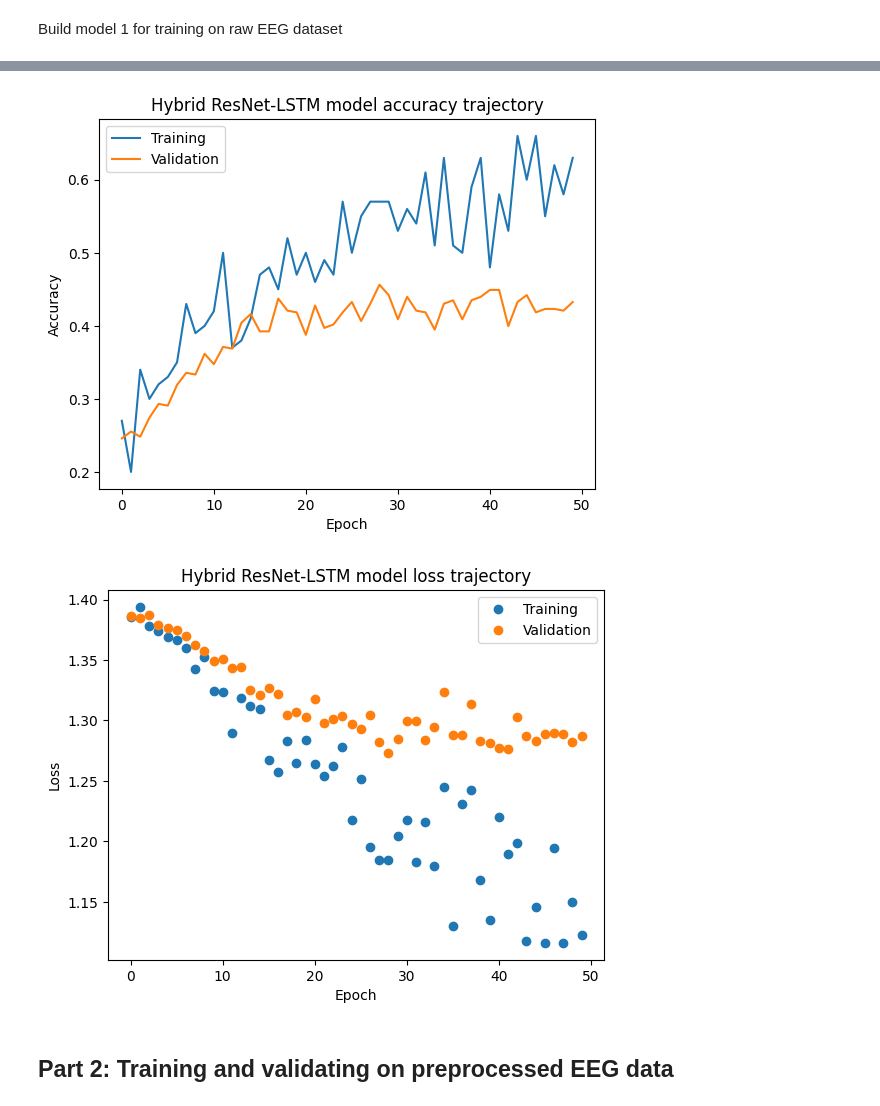
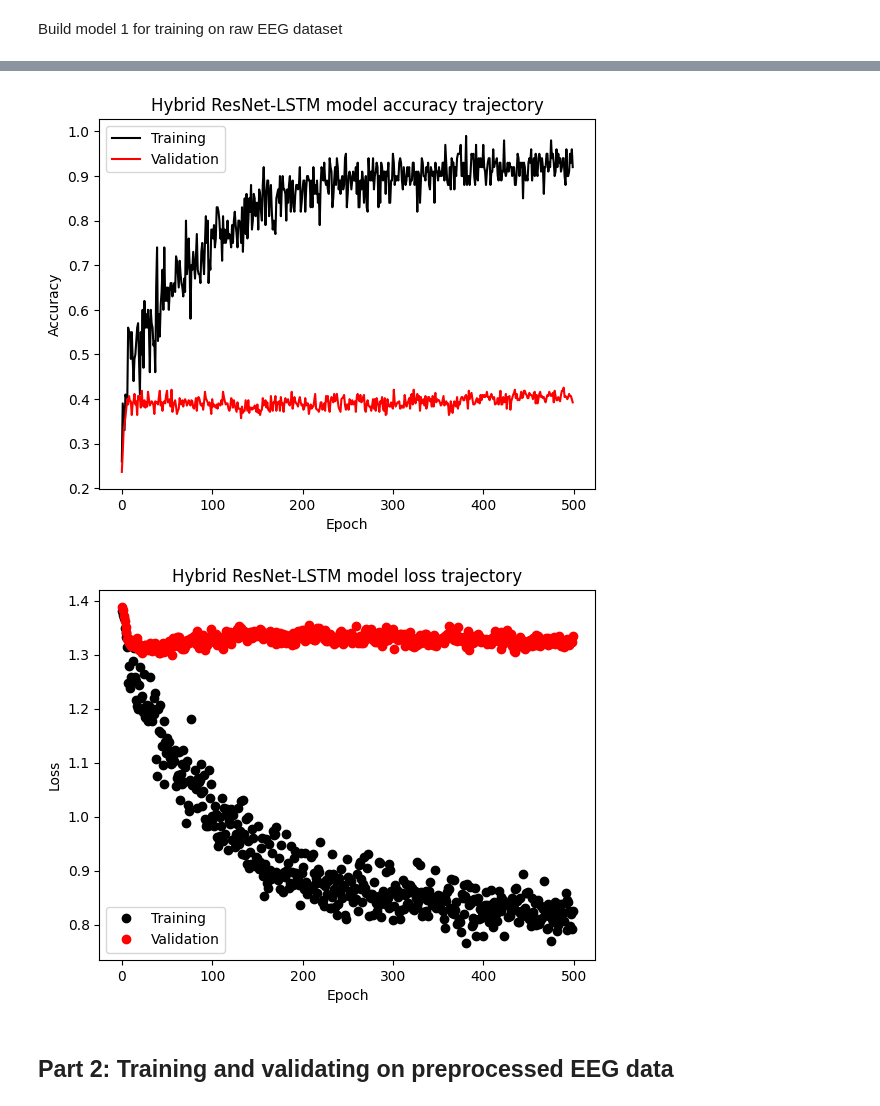
Before and after one commit to Puttaranun/CS247-Project-W24, a Jupyter notebook: ResNetLSTMV2.ipynb, the cells around one changed output, grey strips where cells are left out. Drawn from its saved outputs; the diff is of its cells as text; code cells hidden in the pictures.

```diff
--- a/ResNetLSTMV2.ipynb
+++ b/ResNetLSTMV2.ipynb
@@ -40,15 +54,16 @@ Using cuda
 # %%
 # Load training data
-X_train_valid = np.load("C:/Users/awong/OneDrive/Desktop/PythonScripts/C147HW/Final Project/project_data/project/X_train_valid.npy")
-y_train_valid = np.load("C:/Users/awong/OneDrive/Desktop/PythonScripts/C147HW/Final Project/project_data/project/y_train_valid.npy")
+#/content/drive/MyDrive/C147_Final_Project/project_data/project/X_test.npy
+X_train_valid = np.load("/content/drive/MyDrive/C147_Final_Project/project_data/project/X_train_valid.npy")
+y_train_valid = np.load("/content/drive/MyDrive/C147_Final_Project/project_data/project/y_train_valid.npy")
 y_train_valid = y_train_valid - 769
-person_train_valid = np.load("C:/Users/awong/OneDrive/Desktop/PythonScripts/C147HW/Final Project/project_data/project/person_train_valid.npy")
+person_train_valid = np.load("/content/drive/MyDrive/C147_Final_Project/project_data/project/person_train_valid.npy")
 
 # Load test data
-x_test = np.load("C:/Users/awong/OneDrive/Desktop/PythonScripts/C147HW/Final Project/project_data/project/X_test.npy")
-y_test = np.load("C:/Users/awong/OneDrive/Desktop/PythonScripts/C147HW/Final Project/project_data/project/y_test.npy")
+x_test = np.load("/content/drive/MyDrive/C147_Final_Project/project_data/project/X_test.npy")
+y_test = np.load("/content/drive/MyDrive/C147_Final_Project/project_data/project/y_test.npy")
 y_test = y_test - 769
-person_test = np.load("C:/Users/awong/OneDrive/Desktop/PythonScripts/C147HW/Final Project/project_data/project/person_test.npy")
+person_test = np.load("/content/drive/MyDrive/C147_Final_Project/project_data/project/person_test.npy")
 
 # Print shapes
 print('X train: ', X_train_valid.shape)
@@ -177,12 +191,13 @@ train_history_1, val_history_1 = np.array([]), np.array([])
 train_loss_hist_1, val_loss_hist_1 = np.array([]), np.array([])
 
 with TemporaryDirectory() as tempdir:
-    best_model_params_path = os.path.join(tempdir, 'best_model_params.pt')
+    savefolder = '/content/drive/MyDrive/C147_Final_Project/best_model_params'
+    best_model_params_path = os.path.join(savefolder, 'best_model1_params.pt')
 
     torch.save(model1.state_dict(), best_model_params_path)
     best_acc = 0.0
     bsz = 100
-    num_epochs = 50
+    num_epochs = 500
     iteration = 0
     total_it = num_epochs*int(x_train.shape[0]/bsz)
     for epoch_idx in tqdm(range(num_epochs)):
@@ -287,22 +301,22 @@ Epoch 13 Finished!!!
 # %%
-plt.plot(np.arange(num_epochs),train_history_1,label='Training')
-plt.plot(np.arange(num_epochs),val_history_1,label='Validation')
+plt.plot(np.arange(num_epochs),train_history_1,label='Training',color='black')
+plt.plot(np.arange(num_epochs),val_history_1,label='Validation',color='red')
 plt.title('Hybrid ResNet-LSTM model accuracy trajectory')
 plt.ylabel('Accuracy')
 plt.xlabel('Epoch')
 plt.legend()
 plt.show()
 
-plt.plot(np.arange(num_epochs),train_loss_hist_1,'o',label='Training')
-plt.plot(np.arange(num_epochs),val_loss_hist_1,'o',label='Validation')
+plt.plot(np.arange(num_epochs),train_loss_hist_1,'o',label='Training',color='black')
+plt.plot(np.arange(num_epochs),val_loss_hist_1,'o',label='Validation',color='red')
 plt.title('Hybrid ResNet-LSTM model loss trajectory')
 plt.ylabel('Loss')
 plt.xlabel('Epoch')
 plt.legend()
 plt.show()
 # %% [output]
-[figure, old version]
+[figure, new version]
-[figure, old version]
+[figure, new version]
 # %% [markdown]
 ## Part 2: Training and validating on preprocessed EEG data
 # %%
```
Also changed, not shown: parts of 49 cells of this notebook, 2 other files.
